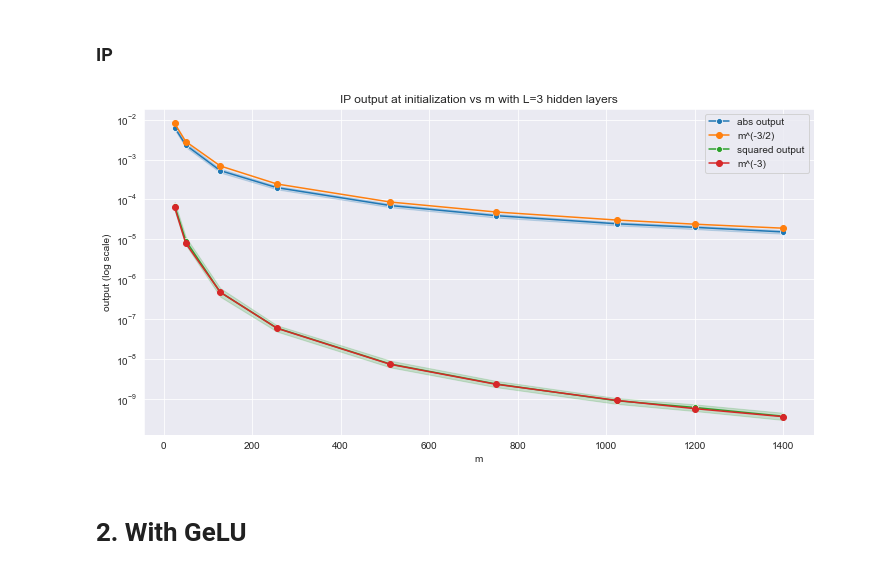
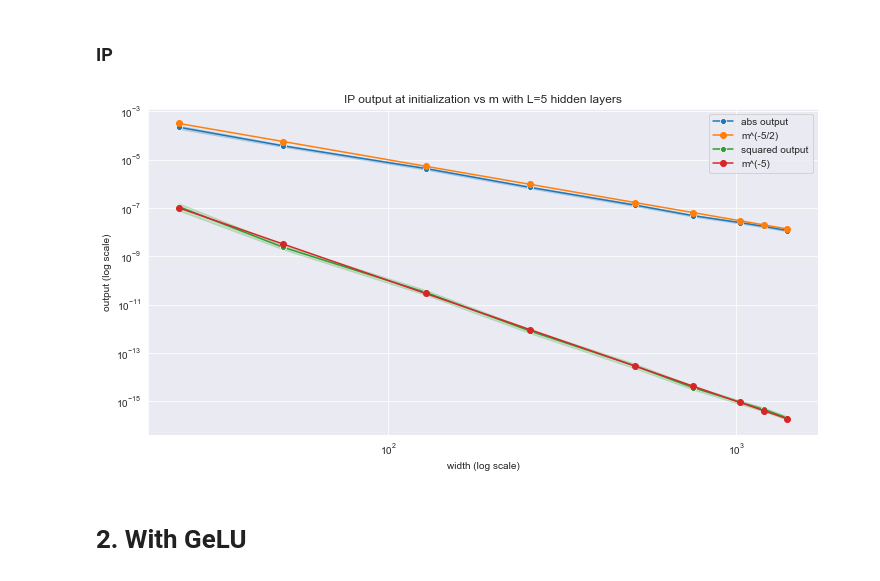
Before and after one commit to karl-hajjar/wide-networks, a Jupyter notebook: pytorch/notebooks/abc_parameterizations/initialization/plot-fc-models-init.ipynb, the cells around one changed output. Saved outputs shown, nothing was run; the diff lists cells and outputs as text; code cells hidden in the pictures.

```diff
--- a/pytorch/notebooks/abc_parameterizations/initialization/plot-fc-models-init.ipynb
+++ b/pytorch/notebooks/abc_parameterizations/initialization/plot-fc-models-init.ipynb
@@ -28,3 +25,12 @@ base_model_config = ModelConfig(config_dict)
+# %%
+L = 5
+SEED = 42
+
+set_random_seeds(SEED)  # set random seed for reproducibility
+config_dict = read_yaml(CONFIG_PATH)
+
+config_dict['architecture']['n_layers'] = L + 1
+base_model_config = ModelConfig(config_dict)
 # %%
 n_trials = 200
 widths = [25, 50, 128, 256, 512, 750, 1024, 1200, 1400]
@@ -54,10 +57,10 @@ results_df = plot_init_outputs_vs_m(fig_path, 'muP', 1, muP.FCmuP, n_trials, wid
 # %% [markdown]
 ### IP
 # %%
-fig_path = os.path.join(FIGURES_DIR, 'ip_outputs.png')
-results_df = plot_init_outputs_vs_m(fig_path, 'IP', 3, ip.FCIP, n_trials, widths, base_model_config, x=x, c=0.)
+fig_path = os.path.join(FIGURES_DIR, 'ip_outputs_L={}.png'.format(L))
+results_df = plot_init_outputs_vs_m(fig_path, 'IP', ip.FCIP, n_trials, widths, base_model_config, x=x, c=0.)
 # %% [output]
-[figure, old version]
+[figure, new version]
 # %% [markdown]
 # 2. With GeLU
 # %% [markdown]
```
Also changed, not shown: parts of 21 cells of this notebook, 18 other files.
